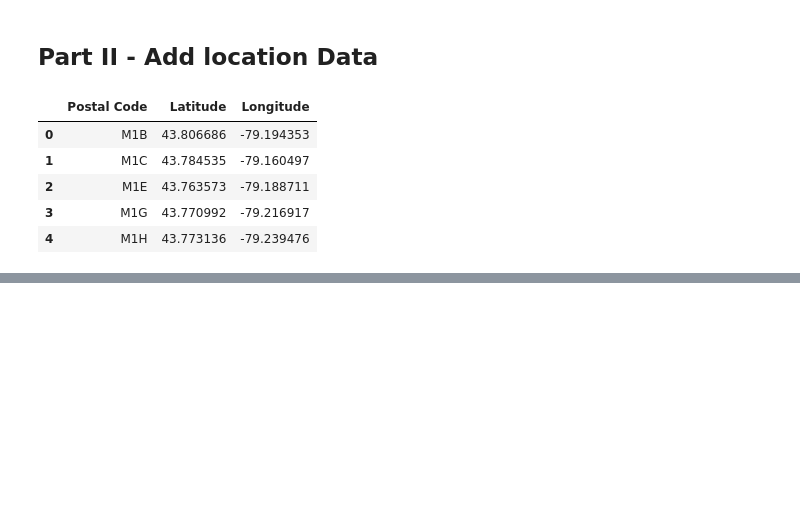
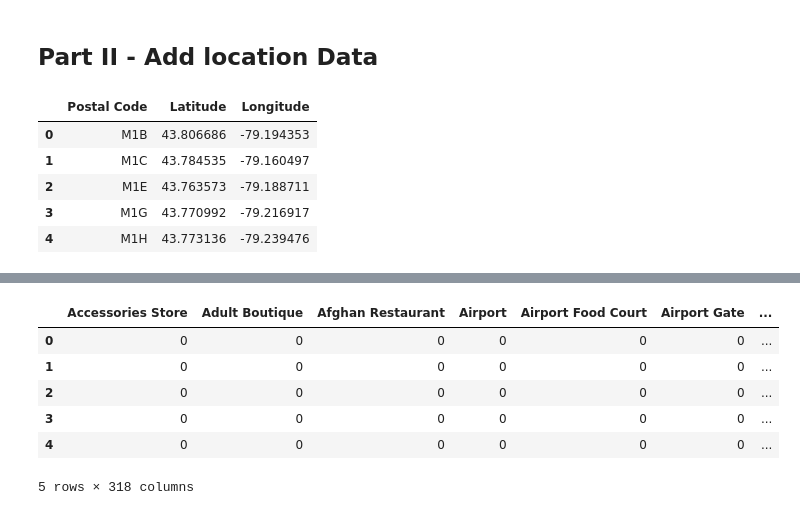
Before and after one commit to gokulmuthiah/Coursera_Capstone, a Jupyter notebook: Data-Preparation.ipynb, the cells around one changed output, grey strips where cells are left out. Saved outputs shown, nothing was run; the diff lists cells and outputs as text; code cells hidden in the pictures; blank space fills up the shorter version.

```diff
--- a/Data-Preparation.ipynb
+++ b/Data-Preparation.ipynb
@@ -68,0 +166,14 @@ places.head()
+# %%
+venueClasses=pd.get_dummies(venueData["Category"])
+venueClasses["Neighbourhood"]=venueData["Neighborhood"]
+clusterData=venueClasses.groupby("Neighbourhood").sum()
+X=clusterData.reset_index().drop("Neighbourhood",axis=1)
+X.head()
+# %% [output]
+|  | Accessories Store | Adult Boutique | Afghan Restaurant | Airport | Airport Food Court | Airport Gate | ... |
+| 0 | 0 | 0 | 0 | 0 | 0 | 0 | ... |
+| 1 | 0 | 0 | 0 | 0 | 0 | 0 | ... |
+| 2 | 0 | 0 | 0 | 0 | 0 | 0 | ... |
+| 3 | 0 | 0 | 0 | 0 | 0 | 0 | ... |
+| 4 | 0 | 0 | 0 | 0 | 0 | 0 | ... |
+5 rows × 318 columns
```
Also changed, not shown: parts of 24 cells of this notebook.
